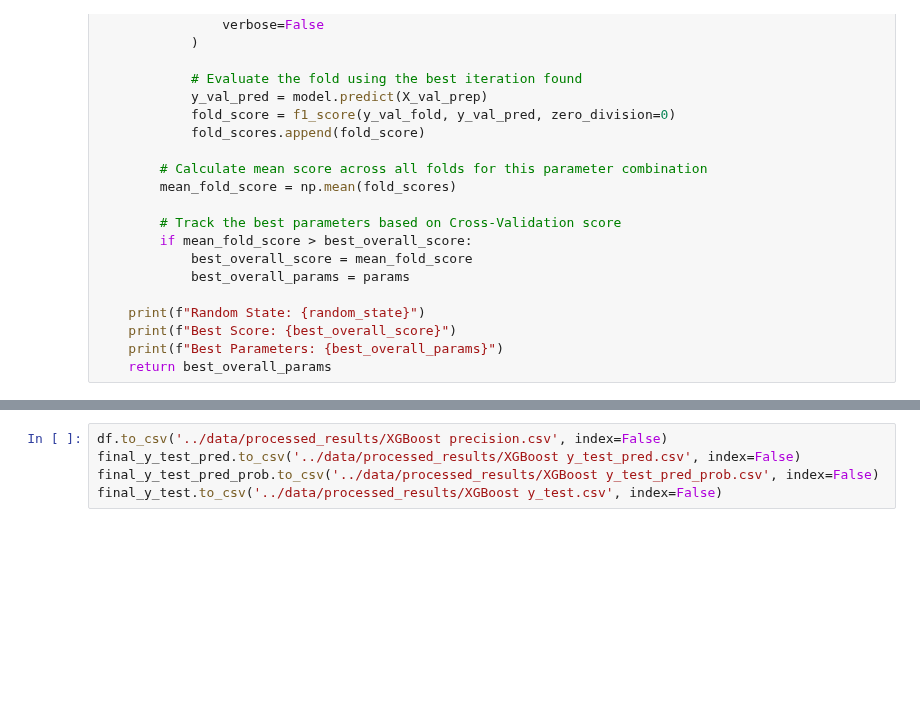
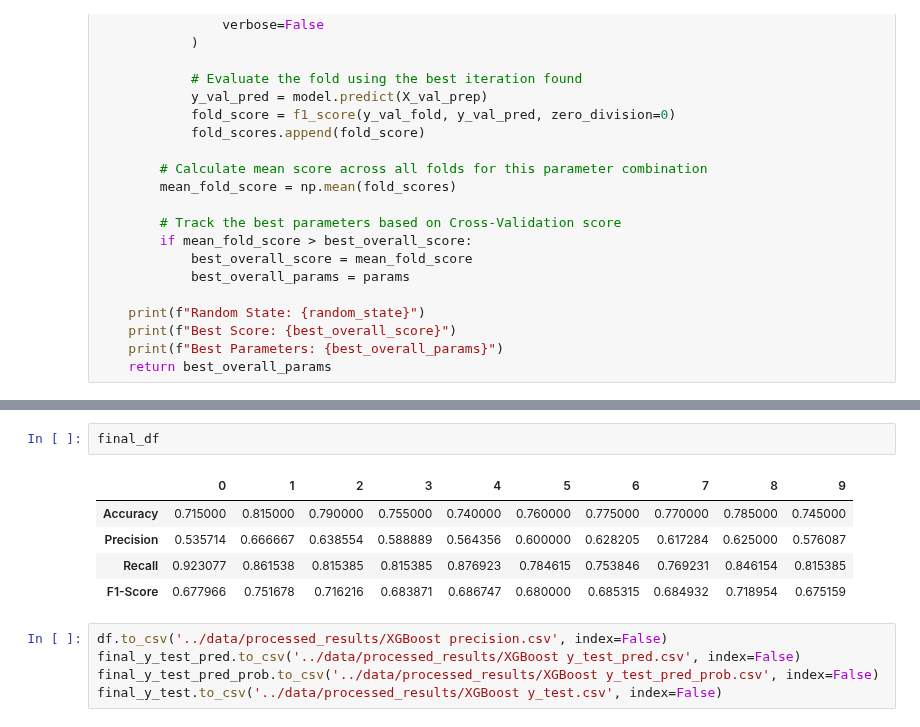
Before and after one commit to JustinXre2020/Earthquake-Tsunami, a Jupyter notebook: src/source_code.ipynb, the cells around one changed output, grey strips where cells are left out. Cells and saved outputs as stored; diff of their text form; blank space fills up the shorter version.

```diff
--- a/src/source_code.ipynb
+++ b/src/source_code.ipynb
@@ -708,3 +721,11 @@ Best Parameters: {'colsample_bytree': 0.8, 'gamma': 1, 'learning_rate': 0.1, 'ma
+# %%
+final_df
+# %% [output]
+|  | 0 | 1 | 2 | 3 | 4 | 5 | 6 | 7 | 8 | 9 |
+| Accuracy | 0.715000 | 0.815000 | 0.790000 | 0.755000 | 0.740000 | 0.760000 | 0.775000 | 0.770000 | 0.785000 | 0.745000 |
+| Precision | 0.535714 | 0.666667 | 0.638554 | 0.588889 | 0.564356 | 0.600000 | 0.628205 | 0.617284 | 0.625000 | 0.576087 |
+| Recall | 0.923077 | 0.861538 | 0.815385 | 0.815385 | 0.876923 | 0.784615 | 0.753846 | 0.769231 | 0.846154 | 0.815385 |
+| F1-Score | 0.677966 | 0.751678 | 0.716216 | 0.683871 | 0.686747 | 0.680000 | 0.685315 | 0.684932 | 0.718954 | 0.675159 |
 # %%
 df.to_csv('../data/processed_results/XGBoost precision.csv', index=False)
 final_y_test_pred.to_csv('../data/processed_results/XGBoost y_test_pred.csv', index=False)
```
Also changed, not shown: parts of 7 cells of this notebook, 1 other file.
